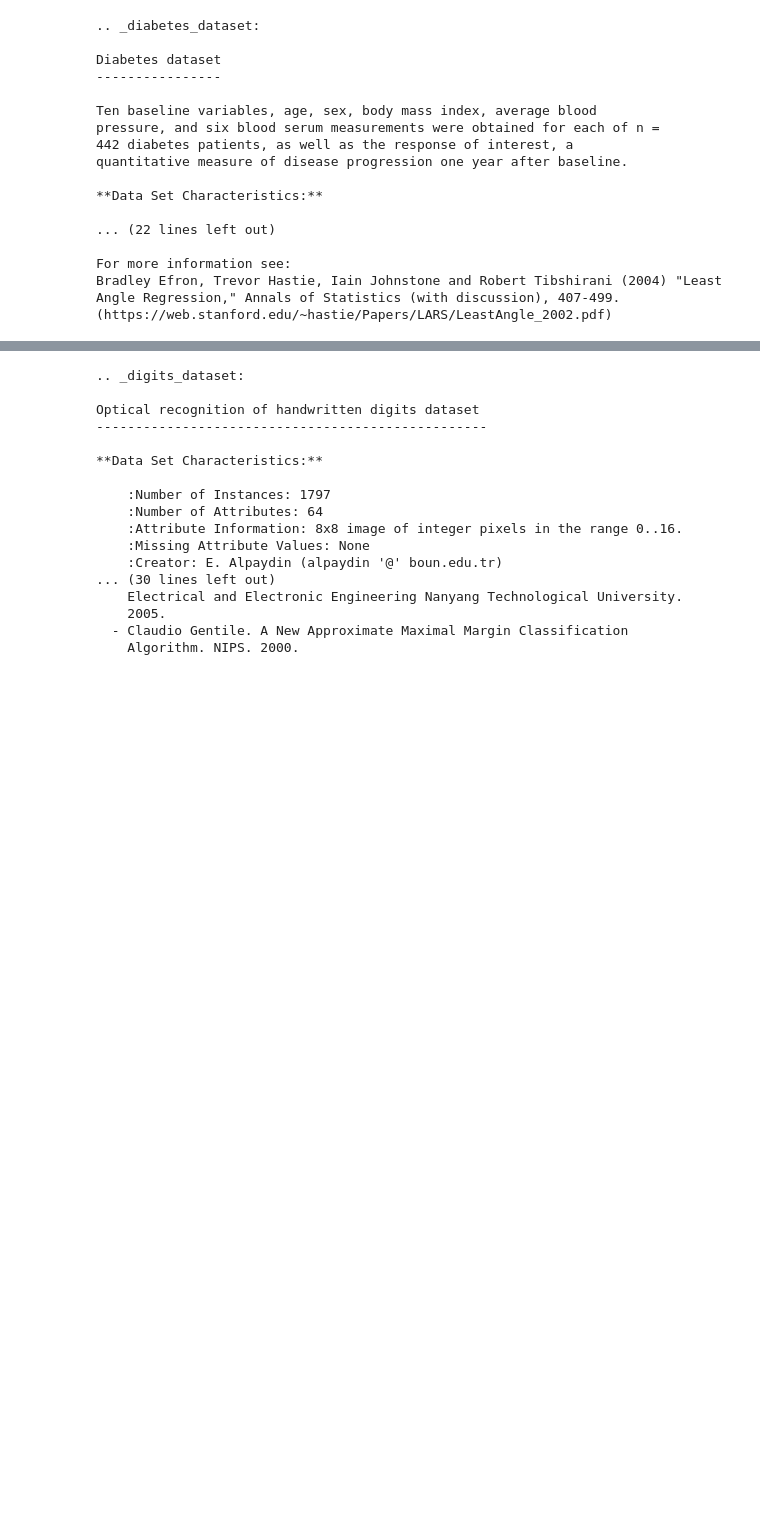
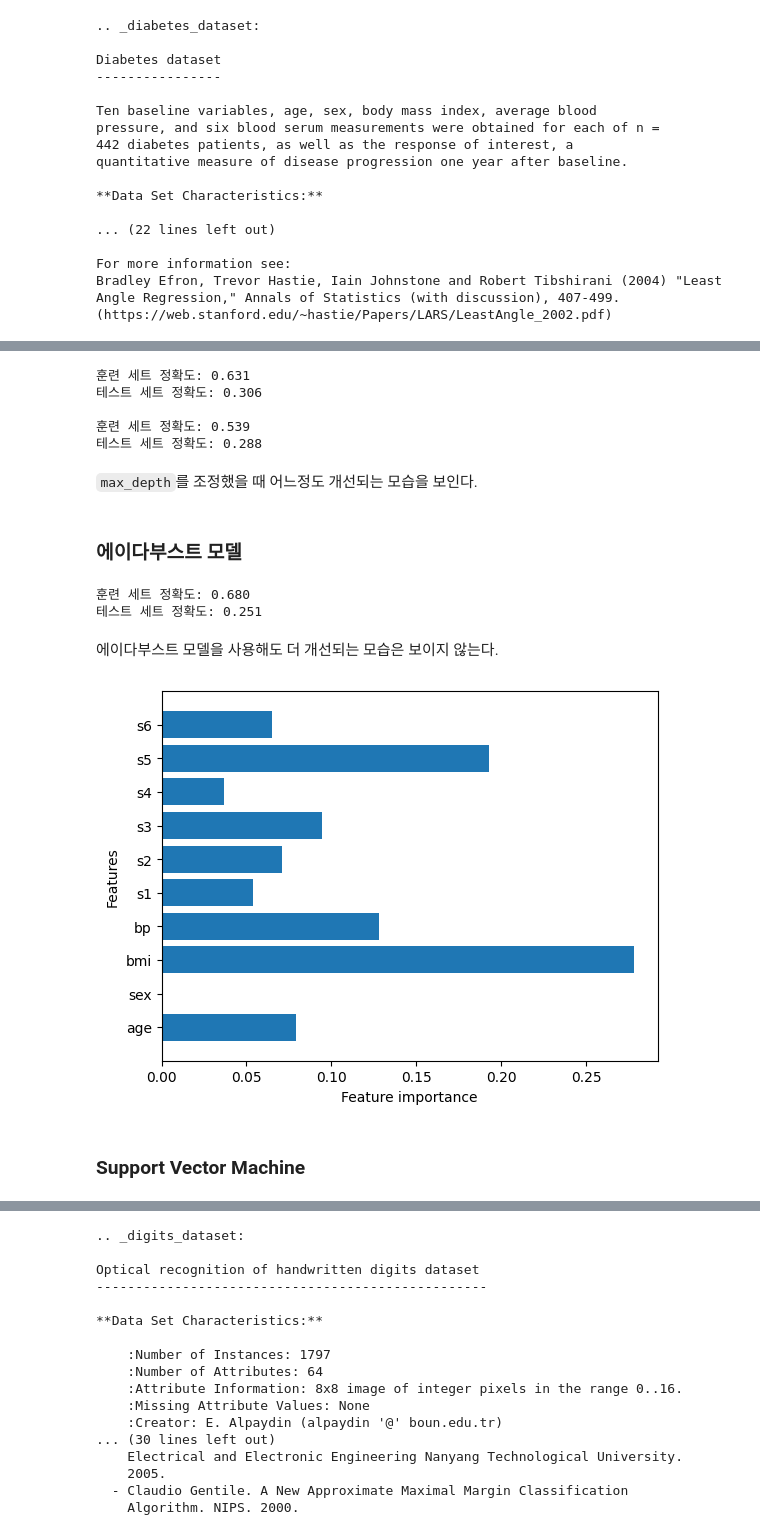
Before and after one commit to logiggi/MachineLearning, a Jupyter notebook: ToyProject.ipynb, the cells around one changed output, grey strips where cells are left out. Drawn from its saved outputs; the diff is of its cells as text; code cells hidden in the pictures; blank space fills up the shorter version.

````diff
--- a/ToyProject.ipynb
+++ b/ToyProject.ipynb
@@ -23,0 +152,48 @@ Bradley Efron, Trevor Hastie, Iain Johnstone and Robert Tibshirani (2004) "Least
+# %%
+# max_depth 조정
+grad = GradientBoostingRegressor(max_depth=1).fit(X_train, y_train)
+
+print("훈련 세트 정확도: {:.3f}".format(grad.score(X_train, y_train)))
+print("테스트 세트 정확도: {:.3f}".format(grad.score(X_test, y_test)))
+
+print()
+# learning_rate 조정
+grad = GradientBoostingRegressor(random_state=0, learning_rate=0.01)
+grad.fit(X_train, y_train)
+
+print("훈련 세트 정확도: {:.3f}".format(grad.score(X_train, y_train)))
+print("테스트 세트 정확도: {:.3f}".format(grad.score(X_test, y_test)))
+# %% [output]
+훈련 세트 정확도: 0.631
+테스트 세트 정확도: 0.306
+
+훈련 세트 정확도: 0.539
+테스트 세트 정확도: 0.288
+# %% [markdown]
+```max_depth```를 조정했을 때 어느정도 개선되는 모습을 보인다.
+# %% [markdown]
+### 에이다부스트 모델
+# %%
+from sklearn.ensemble import AdaBoostRegressor
+
+ada = AdaBoostRegressor(n_estimators=100).fit(X_train, y_train)
+
+print("훈련 세트 정확도: {:.3f}".format(ada.score(X_train, y_train)))
+print("테스트 세트 정확도: {:.3f}".format(ada.score(X_test, y_test)))
+# %% [output]
+훈련 세트 정확도: 0.680
+테스트 세트 정확도: 0.251
+# %% [markdown]
+에이다부스트 모델을 사용해도 더 개선되는 모습은 보이지 않는다.
+# %%
+n_features = diabetes.data.shape[1]
+plt.barh(range(n_features), ada.feature_importances_, align='center')
+plt.yticks(np.arange(n_features), diabetes.feature_names)
+plt.xlabel("Feature importance")
+plt.ylabel("Features")
+plt.ylim(-1, n_features)
+plt.show()
+# %% [output]
+[figure, added]
+# %% [markdown]
+### Support Vector Machine
````
Also changed, not shown: parts of 28 cells of this notebook.
